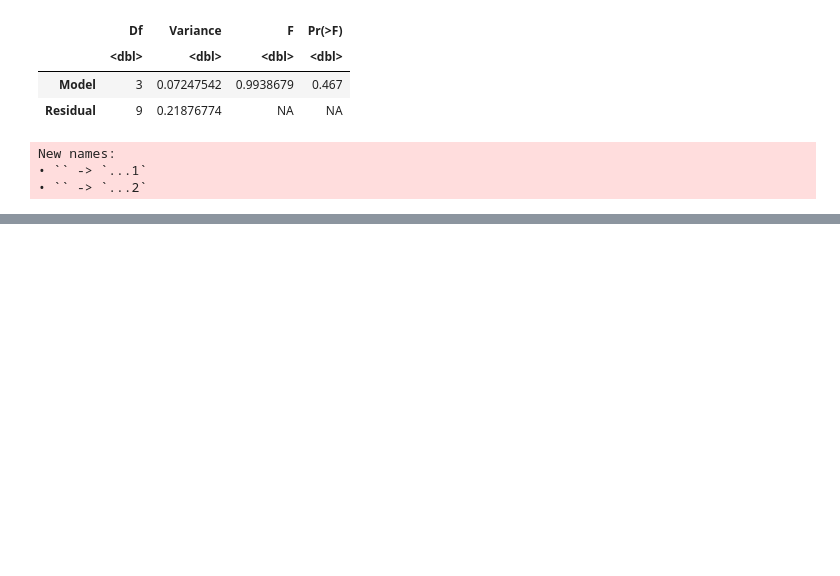
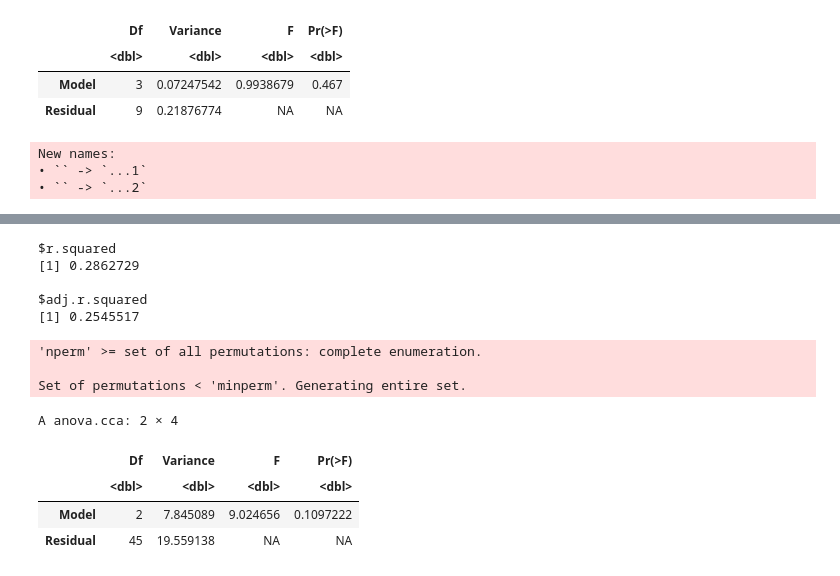
Before and after one commit to cdesouza02/physalia-multivariate, a Jupyter notebook: 04-thursday/DeSouza_thursday.ipynb, the cells around one changed output, grey strips where cells are left out. Drawn from its saved outputs; the diff is of its cells as text; code cells hidden in the pictures; blank space fills up the shorter version.

```diff
--- a/04-thursday/DeSouza_thursday.ipynb
+++ b/04-thursday/DeSouza_thursday.ipynb
@@ -220,0 +234,9 @@ New names:
+# %%
+#testing the effects of whole-plot variables
+#balance the design by delteing all plots from ST5 and 6
+fungi_bal <- fungi %>%
+    left_join(design) %>%
+    filter(Treatment != "sod_addition") %>%
+    select(label:"Xerosubt") %>%
+    mutate(across(-label, ~ log1p(.x))) %>%
+    column_to_rownames("label")
@@ -220,0 +245,8 @@ New names:
+# %%
+design_bal <- design %>%
+    filter(Treatment != "sod_addition") %>%
+    column_to_rownames("label")
+# %%
+#fit the RDA using the two variables that vary at the stand level
+m1 <- rda(fungi_bal ~ Age + SoilType, data = design_bal)
+m1
@@ -220,0 +271,26 @@ New names:
+# %%
+RsquareAdj(m1)
+# %% [output]
+$r.squared
+[1] 0.2862729
+
+$adj.r.squared
+[1] 0.2545517
+# %%
+#permute the whole plot while leaving the split plots (samples within the whole plots) unpermuted
+whole_h <- with(design_bal,
+    how(plots = Plots(Stand, type = "free"),
+        within = Within(type = "none", constant = FALSE),
+        nperm = 999))
+# %%
+set.seed(42)
+anova(m1, permutations = whole_h)
+# %% [output]
+'nperm' >= set of all permutations: complete enumeration.
+
+Set of permutations < 'minperm'. Generating entire set.
+A anova.cca: 2 × 4
+|  | Df | Variance | F | Pr(>F) |
+|  | <dbl> | <dbl> | <dbl> | <dbl> |
+| Model | 2 | 7.845089 | 9.024656 | 0.1097222 |
+| Residual | 45 | 19.559138 | NA | NA |
```
Also changed, not shown: parts of 13 cells of this notebook.
